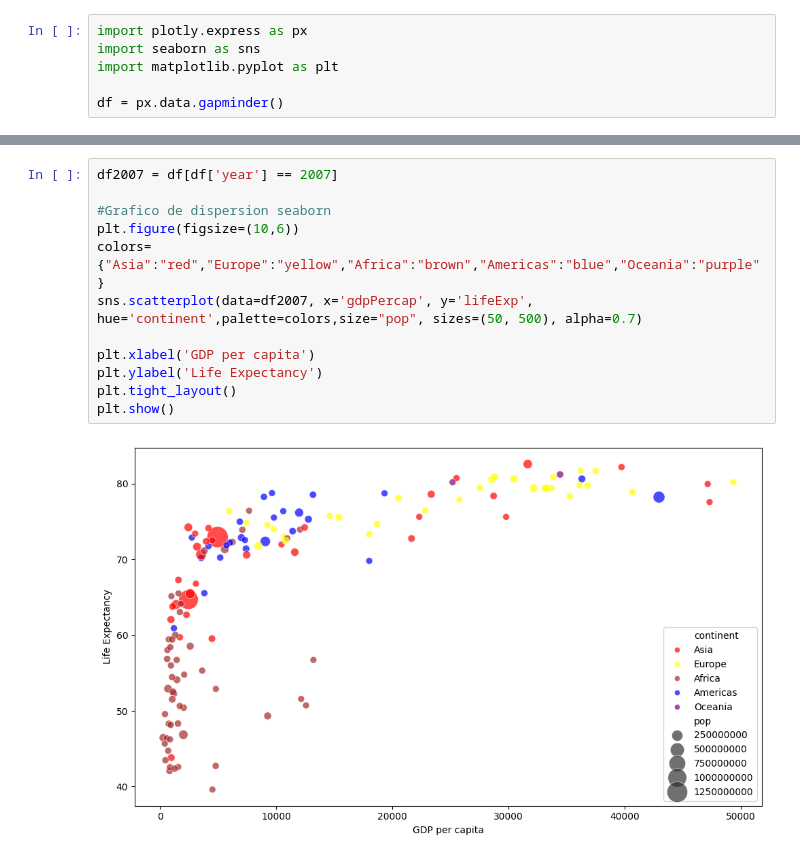
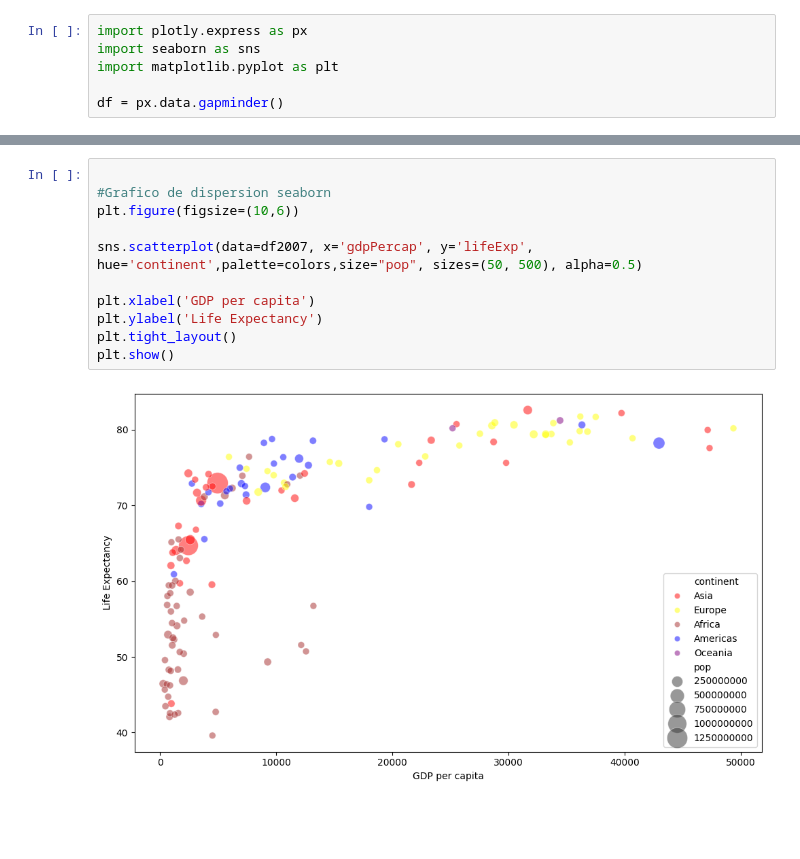
Before and after one commit to Hion-cy/ClassFiles, a Jupyter notebook: Practice_9_AL263158.ipynb, the cells around one changed output, grey strips where cells are left out. Saved outputs shown, nothing was run; the diff lists cells and outputs as text; blank space fills up the shorter version.

```diff
--- a/Practice_9_AL263158.ipynb
+++ b/Practice_9_AL263158.ipynb
@@ -21,14 +38,13 @@ df = px.data.gapminder()
 # %%
-df2007 = df[df['year'] == 2007]
 
 #Grafico de dispersion seaborn
 plt.figure(figsize=(10,6))
-colors={"Asia":"red","Europe":"yellow","Africa":"brown","Americas":"blue","Oceania":"purple"}
-sns.scatterplot(data=df2007, x='gdpPercap', y='lifeExp', hue='continent',palette=colors,size="pop", sizes=(50, 500), alpha=0.7)
+
+sns.scatterplot(data=df2007, x='gdpPercap', y='lifeExp', hue='continent',palette=colors,size="pop", sizes=(50, 500), alpha=0.5)
 
 plt.xlabel('GDP per capita')
 plt.ylabel('Life Expectancy')
 plt.tight_layout()
 plt.show()
 # %% [output]
-[figure, old version]
+[figure, new version]
```
Also changed, not shown: parts of 2 cells of this notebook.
